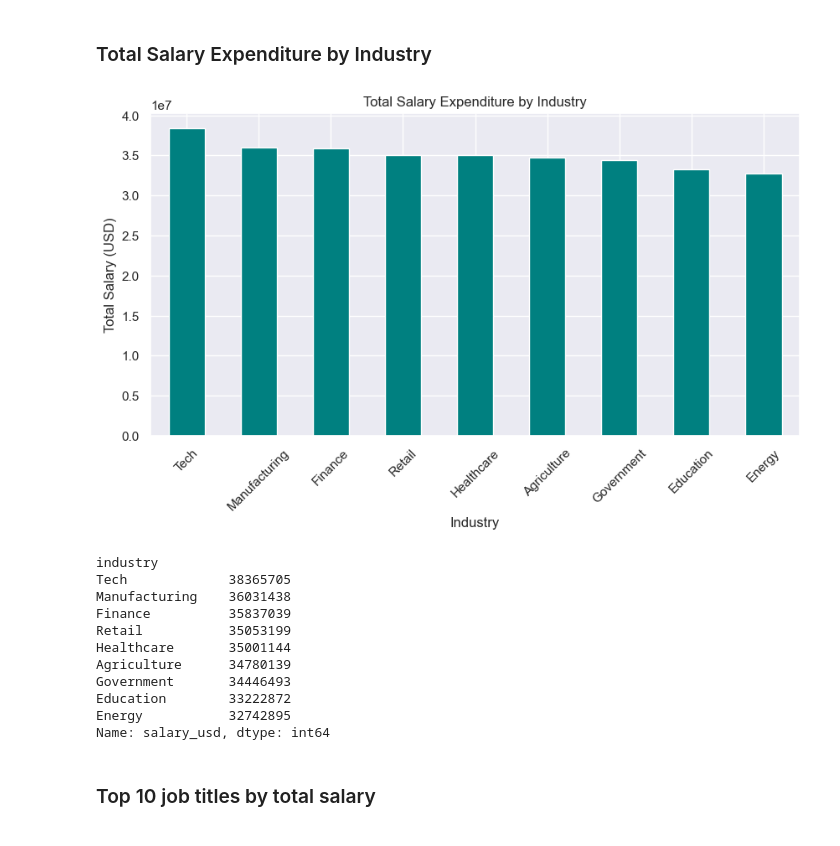
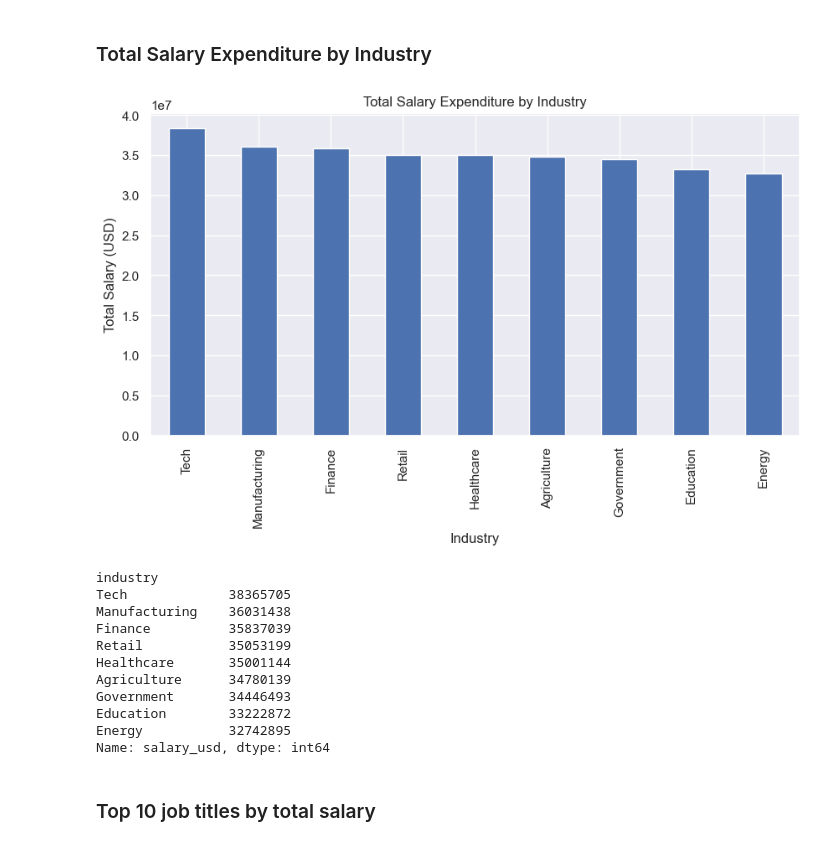
Before and after one commit to Obai04/Machine-Learning, a Jupyter notebook: CCSIT_ARTI308_Lab3.ipynb, the cells around one changed output. Cells and saved outputs as stored; diff of their text form; code cells hidden in the pictures.

```diff
--- a/CCSIT_ARTI308_Lab3.ipynb
+++ b/CCSIT_ARTI308_Lab3.ipynb
@@ -256,19 +232,19 @@ Name: salary_usd, dtype: float64
 # %%
 industry_salary = df.groupby('industry')['salary_usd'].sum().sort_values(ascending=False)
 
 # Visualization
 plt.figure(figsize=(10,5))
-industry_salary.plot(kind='bar', color='teal')
+industry_salary.plot(kind='bar')
 
 plt.title("Total Salary Expenditure by Industry")
 plt.xlabel("Industry")
 plt.ylabel("Total Salary (USD)")
-plt.xticks(rotation=45)
+
 plt.show()
 
 print(industry_salary)
 # %% [output]
-[figure, old version]
+[figure, new version]
 industry
 Tech             38365705
 Manufacturing    36031438
```
Also changed, not shown: parts of 3 cells of this notebook.
